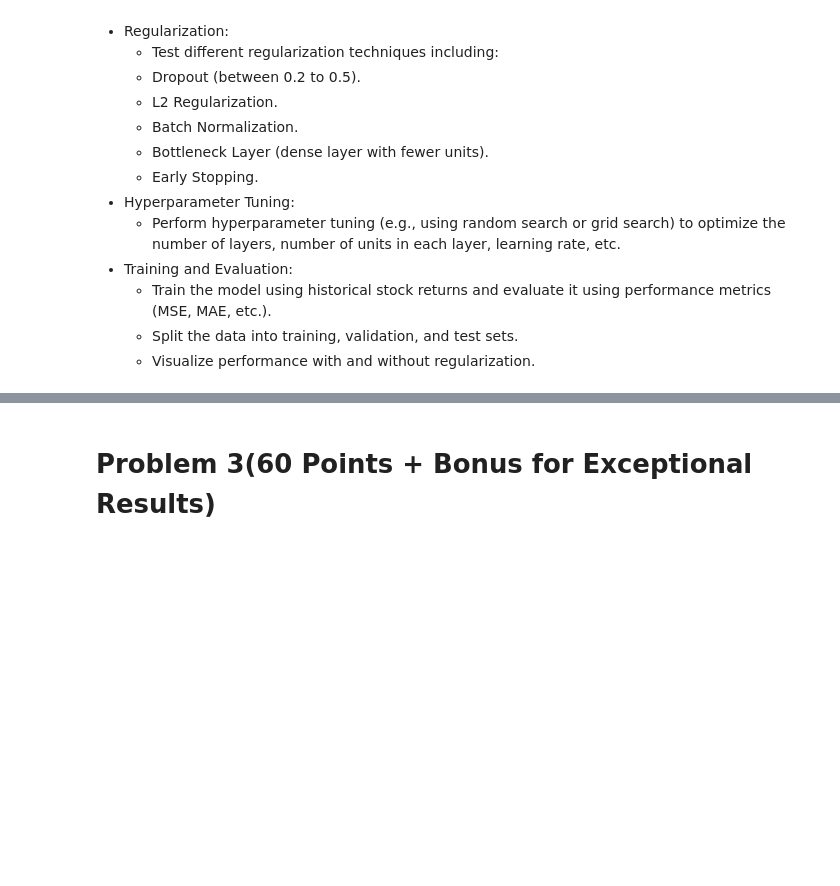
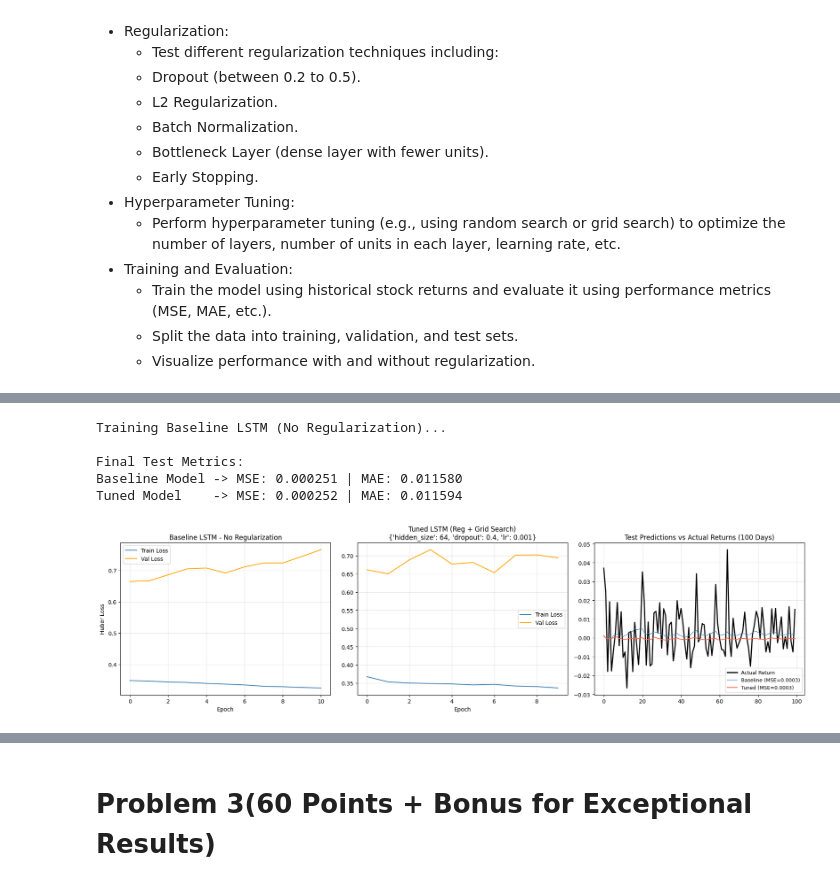
Before and after one commit to lshangro-png/MAT629_Midterm, a Jupyter notebook: Math629_Midterm_Coding_Winter_2026.ipynb, the cells around one changed output, grey strips where cells are left out. Drawn from its saved outputs; the diff is of its cells as text; code cells hidden in the pictures; blank space fills up the shorter version.

```diff
--- a/Math629_Midterm_Coding_Winter_2026.ipynb
+++ b/Math629_Midterm_Coding_Winter_2026.ipynb
@@ -165,0 +432,66 @@ Using the stock return data obtained from the previous Python code, implement an
+# %%
+# 6. Final Evaluation & Visualization
+# Load the best model from grid search
+final_model = LSTMStockModel(
+    input_size=INPUT_SIZE,
+    hidden_size=best_params['hidden_size'],
+    num_layers=2,
+    dropout=best_params['dropout']
+)
+final_model.load_state_dict(best_model_state)
+
+# Baseline (For comparison: 1-layer LSTM, no regularization)
+print("\nTraining Baseline LSTM (No Regularization)...")
+baseline_model = LSTMStockModel(INPUT_SIZE, hidden_size=64, num_layers=1, dropout=0.0)
+baseline_model.head = nn.Linear(64, 1) # Override head to remove Batchnorm/Dropout
+bl_t_hist, bl_v_hist, _ = train_model(baseline_model, train_dl, val_dl, epochs=40, weight_decay=0.0)
+
+# Evaluate both models on test set
+pred_base, actual_base = evaluate_model(baseline_model, test_dl)
+mse_base = mean_squared_error(actual_base, pred_base)
+mae_base = mean_absolute_error(actual_base, pred_base)
+
+pred_best, actual_best = evaluate_model(final_model, test_dl)
+mse_best = mean_squared_error(actual_best, pred_best)
+mae_best = mean_absolute_error(actual_best, pred_best)
+
+print(f"\nFinal Test Metrics:")
+print(f"Baseline Model -> MSE: {mse_base:.6f} | MAE: {mae_base:.6f}")
+print(f"Tuned Model    -> MSE: {mse_best:.6f} | MAE: {mae_best:.6f}")
+
+# Plotting
+fig, axes = plt.subplots(1, 3, figsize=(18, 5))
+
+axes[0].plot(bl_t_hist, label="Train Loss", color="steelblue")
+axes[0].plot(bl_v_hist, label="Val Loss", color="orange")
+axes[0].set_title("Baseline LSTM - No Regularization")
+axes[0].set_xlabel("Epoch")
+axes[0].set_ylabel("Huber Loss")
+axes[0].legend()
+axes[0].grid(alpha=0.3)
+
+axes[1].plot(best_histories[0], label="Train Loss", color="steelblue")
+axes[1].plot(best_histories[1], label="Val Loss", color="orange")
+axes[1].set_title(f"Tuned LSTM (Reg + Grid Search)\n{best_params}")
+axes[1].set_xlabel("Epoch")
+axes[1].legend()
+axes[1].grid(alpha=0.3)
+
+# Plot only the last 100 days of the first ticker in the test set for clarity
+T = 100
+axes[2].plot(actual_best[:T], label="Actual Return", lw=2.0, color="black")
+axes[2].plot(pred_base[:T], label=f"Baseline (MSE={mse_base:.4f})", lw=1.2, alpha=0.8, color="steelblue")
+axes[2].plot(pred_best[:T], label=f"Tuned (MSE={mse_best:.4f})", lw=1.5, alpha=0.9, color="tomato")
+axes[2].set_title("Test Predictions vs Actual Returns (100 Days)")
+axes[2].legend(fontsize=9)
+axes[2].grid(alpha=0.3)
+
+plt.tight_layout()
+plt.show()
+# %% [output]
+Training Baseline LSTM (No Regularization)...
+
+Final Test Metrics:
+Baseline Model -> MSE: 0.000251 | MAE: 0.011580
+Tuned Model    -> MSE: 0.000252 | MAE: 0.011594
+[figure, added]
```
Also changed, not shown: parts of 17 cells of this notebook.
